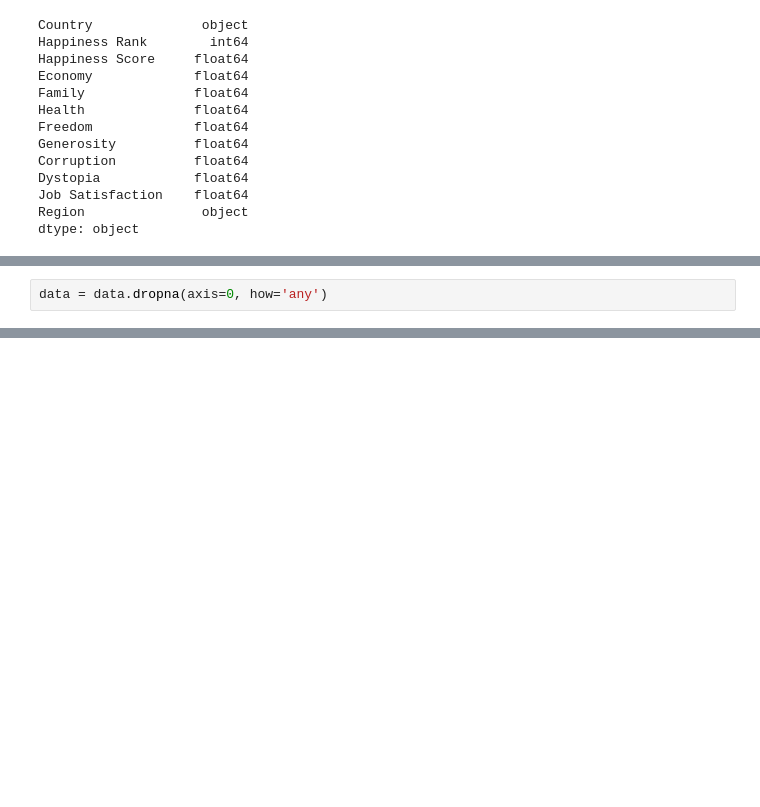
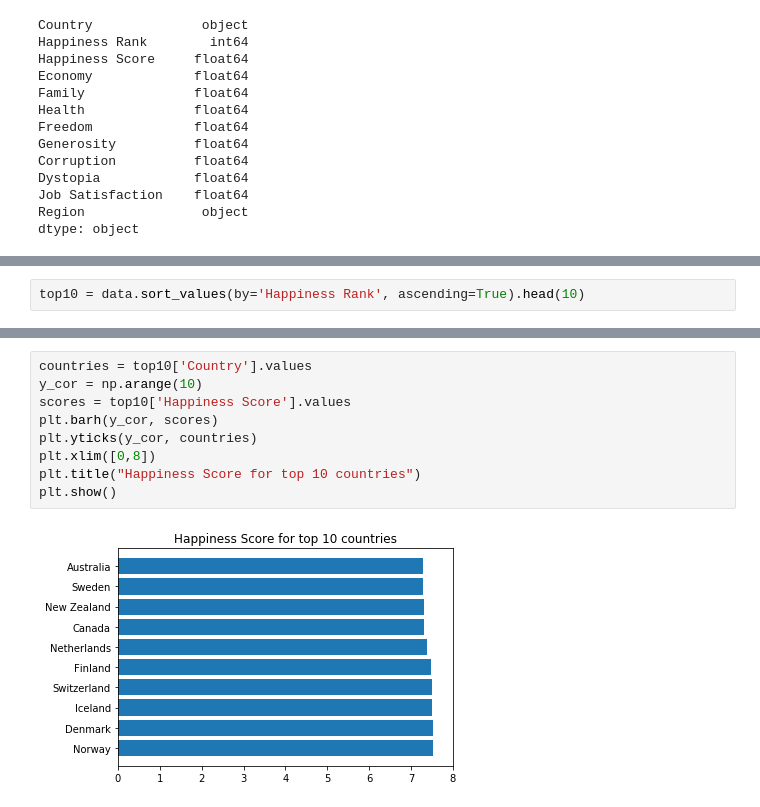
Before and after one commit to mickaelperring/p1, a Jupyter notebook: Untitled.ipynb, the cells around one changed output, grey strips where cells are left out. Saved outputs shown, nothing was run; the diff lists cells and outputs as text; blank space fills up the shorter version.

```diff
--- a/Untitled.ipynb
+++ b/Untitled.ipynb
@@ -77,3 +108 @@ data.describe()
 | max | 155.000000 | 7.537000 | 1.870766 | 1.610574 | 0.949492 | 0.658249 | 0.838075 | 0.464308 | 3.117485 | ... |
-# %%
-data = data.dropna(axis=0, how='any')
@@ -85,0 +202,2 @@ data[data['Job Satisfaction'].isnull()]
+# %%
+top10 = data.sort_values(by='Happiness Rank', ascending=True).head(10)
@@ -85,0 +215,11 @@ data[data['Job Satisfaction'].isnull()]
+# %%
+countries = top10['Country'].values
+y_cor = np.arange(10)
+scores = top10['Happiness Score'].values
+plt.barh(y_cor, scores)
+plt.yticks(y_cor, countries)
+plt.xlim([0,8])
+plt.title("Happiness Score for top 10 countries")
+plt.show()
+# %% [output]
+[figure, added]
```
Also changed, not shown: parts of 37 cells of this notebook.
